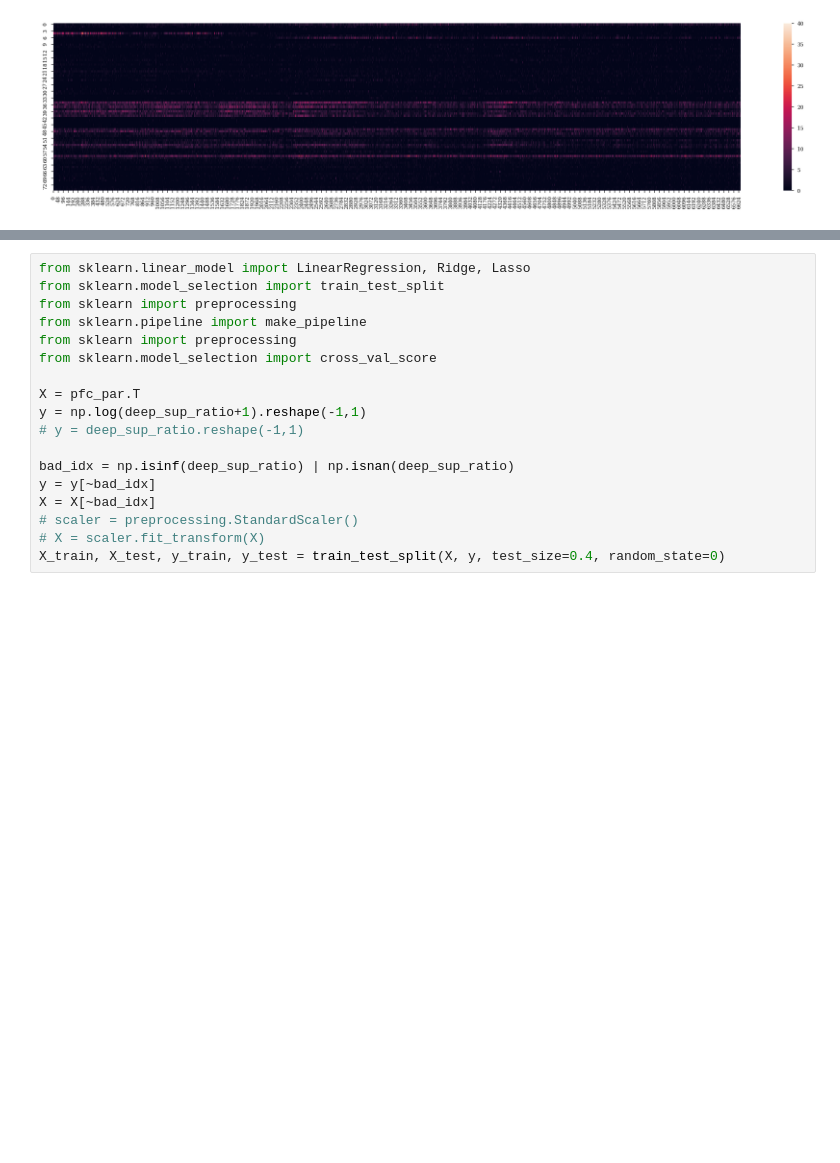
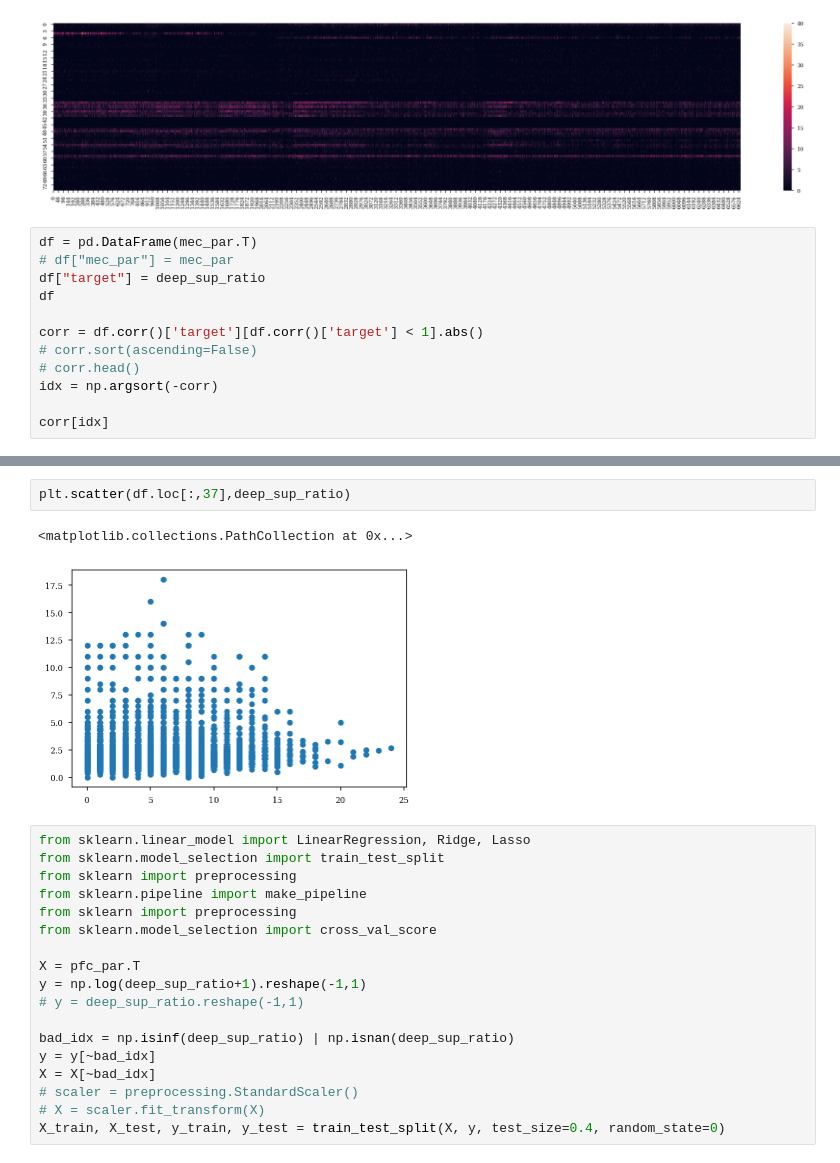
Before and after one commit to ryanharvey1/ripple_heterogeneity, a Jupyter notebook: scripts/readout/predict_downsteam.ipynb, the cells around one changed output, grey strips where cells are left out. Cells and saved outputs as stored; diff of their text form; blank space fills up the shorter version.

```diff
--- a/scripts/readout/predict_downsteam.ipynb
+++ b/scripts/readout/predict_downsteam.ipynb
@@ -110,3 +112,15 @@ sns.heatmap(mec_par)
 [figure]
 [figure]
 [figure]
+# %%
+df = pd.DataFrame(mec_par.T)
+# df["mec_par"] = mec_par
+df["target"] = deep_sup_ratio
+df
+
+corr = df.corr()['target'][df.corr()['target'] < 1].abs()
+# corr.sort(ascending=False)
+# corr.head()
+idx = np.argsort(-corr)
+
+corr[idx]
@@ -113,3 +140,8 @@ sns.heatmap(mec_par)
+# %%
+plt.scatter(df.loc[:,37],deep_sup_ratio)
+# %% [output]
+<matplotlib.collections.PathCollection at 0x...>
+[figure, added]
 # %%
 from sklearn.linear_model import LinearRegression, Ridge, Lasso
 from sklearn.model_selection import train_test_split
```
Also changed, not shown: parts of 10 cells of this notebook, 2 other files.
